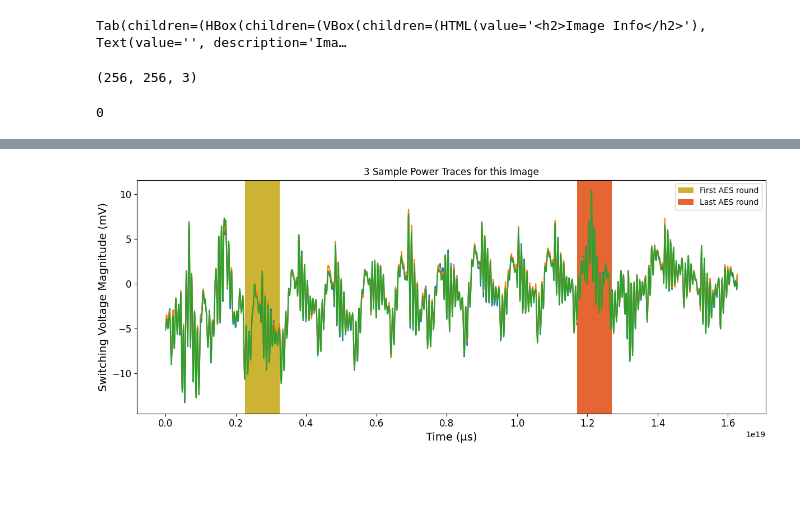
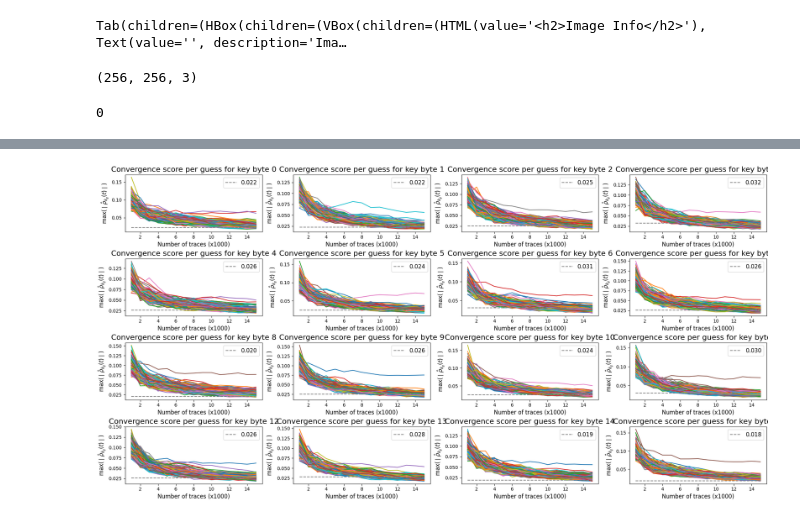
Before and after one commit to mjhershfield/sca_simulator, a Jupyter notebook: SCA_challenge_frontend.ipynb, the cells around one changed output, grey strips where cells are left out. Cells and saved outputs as stored; diff of their text form; code cells hidden in the pictures; blank space fills up the shorter version.

Commit message:
frontend works for delta_last_two_rounds sel fn

```diff
--- a/SCA_challenge_frontend.ipynb
+++ b/SCA_challenge_frontend.ipynb
@@ -584,6 +602,7 @@ encrypted_image_pane = widgets.VBox([
 
 select_image_tab = widgets.HBox([upload_pane, encrypted_image_pane])
 
+# PLOT TRACES TAB
 num_traces_box = widgets.BoundedIntText(
     min=1,
     max=20000,
@@ -592,7 +611,10 @@ num_traces_box = widgets.BoundedIntText(
 )
 
 selection_fn_dropdown = widgets.Dropdown(
-    options=["first_round_subbytes_out", "delta_last_two_rounds"],
+    options=[
+        # "first_round_subbytes_out",
+        "delta_last_two_rounds"
+    ],
     description="Selection function:"
 )
 
@@ -621,6 +643,7 @@ explore_traces_tab = widgets.HBox([
     ])
 ])
 
+# ATTACK PARAMETERS/RUN ATTACK PANE
 attack_params_pane = widgets.VBox([
     widgets.HTML("<h2>Attack Parameters</h2>"),
     selection_fn_dropdown,
@@ -628,13 +651,58 @@ attack_params_pane = widgets.VBox([
     run_attack_btn
 ])
 
-attack_params_tab = widgets.HBox([attack_params_pane])
-attack_analysis_tab = widgets.HBox()
-decrypt_image_tab = widgets.HBox()
+attack_progress = widgets.IntProgress(
+    value=0,
+    min=0,
+    max=1,
+    description="Attack Progress",
+    orientation="horizontal"
+)
+
+recovered_key_output: widgets.Output = widgets.Output()
+
+attack_status_pane = widgets.VBox([
+    widgets.HTML("<h2>Attack Status</h2>"),
+    attack_progress,
+    recovered_key_output
+])
+
+attack_params_tab = widgets.HBox([attack_params_pane, attack_status_pane])
+
+# CONVERGENCE GRAPHS TAB
+convergence_graphs_pane = widgets.Output()
+
+attack_analysis_tab = widgets.VBox([
+    widgets.HTML("<h2>Convergence per Key Byte</h2>"),
+    convergence_graphs_pane
+])
+
+
+# DECRYPT IMAGE TAB
+decrypted_img = widgets.Image(
+    format="png",
+    width=256,
+    height=256
+)
+
+decrypt_image_btn = widgets.Button(
+    description="Decrypt Image",
+    disabled=True
+)
+
+decrypted_image_pane = widgets.VBox([
+    widgets.HTML("<h2>Decrypted Image</h2>"),
+    decrypted_img,
+    recovered_key_output,
+    decrypt_image_btn
+])
+
+decrypt_image_tab = widgets.HBox([encrypted_image_pane, decrypted_image_pane])
 
 encrypted_image_array = None
 ths = None
 key_idx = None
+recovered_key = None
 
 def ui_upload_encrypted_image(btn):
     global ths
@@ -642,6 +710,8 @@ def ui_upload_encrypted_image(btn):
     global encrypted_image_array
     uploaded_file = encrypted_img_upload.value[0]
     encrypted_img.value = uploaded_file.content
+    decrypted_img.value = bytes()
+    decrypt_image_btn.disabled = True
     encrypted_image_array, key_idx = load_encrypted_image(BytesIO(uploaded_file.content))
     ths = load_ths(key_idx)
     display(encrypted_image_array.shape)
@@ -657,10 +727,34 @@ def ui_show_traces(btn):
 show_traces_btn.on_click(ui_show_traces)
 
 def ui_run_sca(btn):
-    display(run_sca(ths, num_traces_box.value, map_str_to_sel_fn(selection_fn_dropdown.value)))
-    pass
+    global recovered_key
+    # Run attack, plot resulting convergences
+    recovered_key_output.clear_output()
+    convergence_graphs_pane.clear_output()
+    decrypted_img.value = bytes()
+    decrypt_image_btn.disabled = True
+    cpa_attack, recovered_sel_fn_output = run_sca(ths, num_traces_box.value, map_str_to_sel_fn(selection_fn_dropdown.value))
+    decrypt_image_btn.disabled = False
+
+    recovered_key = convert_expected_to_actual_key(recovered_sel_fn_output, map_str_to_sel_fn(selection_fn_dropdown.value))
+    with recovered_key_output:
+        display(f"Recovered: {recovered_sel_fn_output.tobytes().hex().upper()}")
+        display(f"After inverting selection fn: {recovered_key.tobytes().hex().upper()}")
+
+    with convergence_graphs_pane:
+        plot_convergences(cpa_attack, recovered_key)
+
+    attack_progress.value = attack_progress.max
 
 run_attack_btn.on_click(ui_run_sca)
+
+def ui_decrypt_image(btn):
+    global encrypted_image_array
+    global recovered_key
+    decrypted_image = decrypt_image(encrypted_image_array, recovered_key)
+    decrypted_img.value = decrypted_image.getbuffer()
+
+decrypt_image_btn.on_click(ui_decrypt_image)
 
 attacker_tabs = widgets.Tab(
     children=[select_image_tab, explore_traces_tab, attack_params_tab, attack_analysis_tab, decrypt_image_tab],
@@ -669,7 +763,7 @@ attacker_tabs = widgets.Tab(
 
 widgets.Tab(
     children=[protector_tabs, attacker_tabs],
-    titles=["Protector", "Attacker"]
+    titles=["Encryption", "Attack"]
 )
 # %% [output]
 Tab(children=(HBox(children=(VBox(children=(HTML(value='<h2>Image Info</h2>'), Text(value='', description='Ima…
@@ -678 +776 @@ Tab(children=(HBox(children=(VBox(children=(HTML(value='<h2>Image Info</h2>'), T
-[figure, old version]
+[figure, new version]
```
Also changed, not shown: parts of 6 cells of this notebook.
